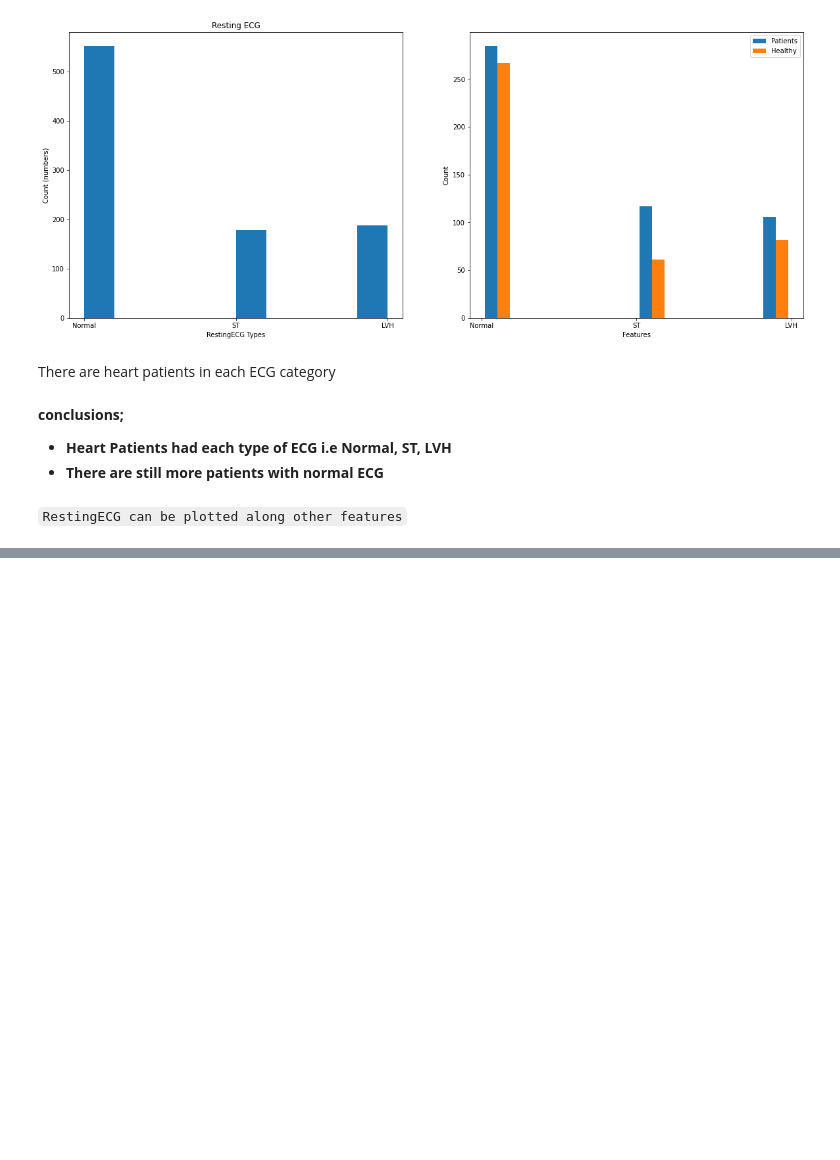
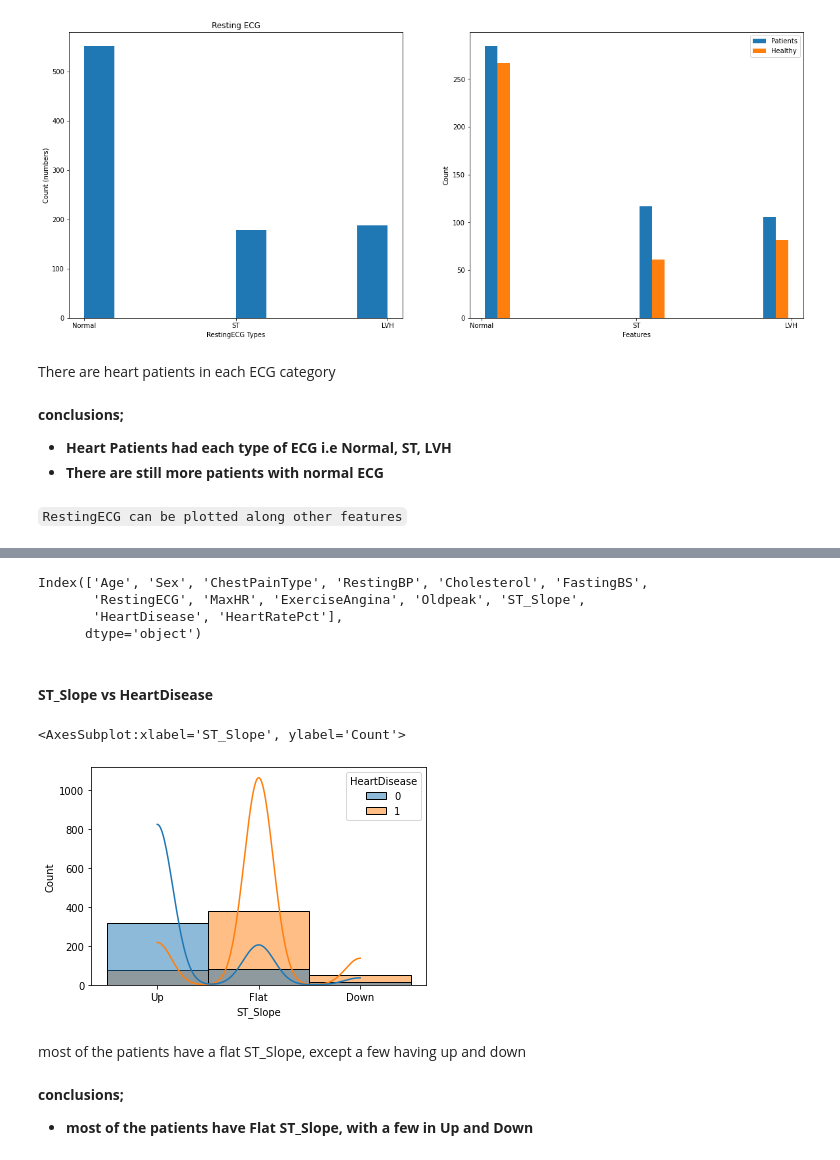
Before and after one commit to Irfan-Ahmad-byte/Heart-Failure, a Jupyter notebook: heart_failure.ipynb, the cells around one changed output, grey strips where cells are left out. Drawn from its saved outputs; the diff is of its cells as text; code cells hidden in the pictures; blank space fills up the shorter version.

```diff
--- a/heart_failure.ipynb
+++ b/heart_failure.ipynb
@@ -375,0 +483,20 @@ There are heart patients in each ECG category
+# %%
+heart.columns
+# %% [output]
+Index(['Age', 'Sex', 'ChestPainType', 'RestingBP', 'Cholesterol', 'FastingBS',
+       'RestingECG', 'MaxHR', 'ExerciseAngina', 'Oldpeak', 'ST_Slope',
+       'HeartDisease', 'HeartRatePct'],
+      dtype='object')
+# %% [markdown]
+#### **ST_Slope vs HeartDisease**
+# %%
+sns.histplot(data=heart, x='ST_Slope',
+                hue='HeartDisease', legend=True, kde=True)
+# %% [output]
+<AxesSubplot:xlabel='ST_Slope', ylabel='Count'>
+[figure, added]
+# %% [markdown]
+most of the patients have a flat ST_Slope, except a few having up and down
+# %% [markdown]
+**conclusions;**
+- **most of the patients have Flat ST_Slope, with a few in Up and Down**
```
Also changed, not shown: parts of 23 cells of this notebook.
